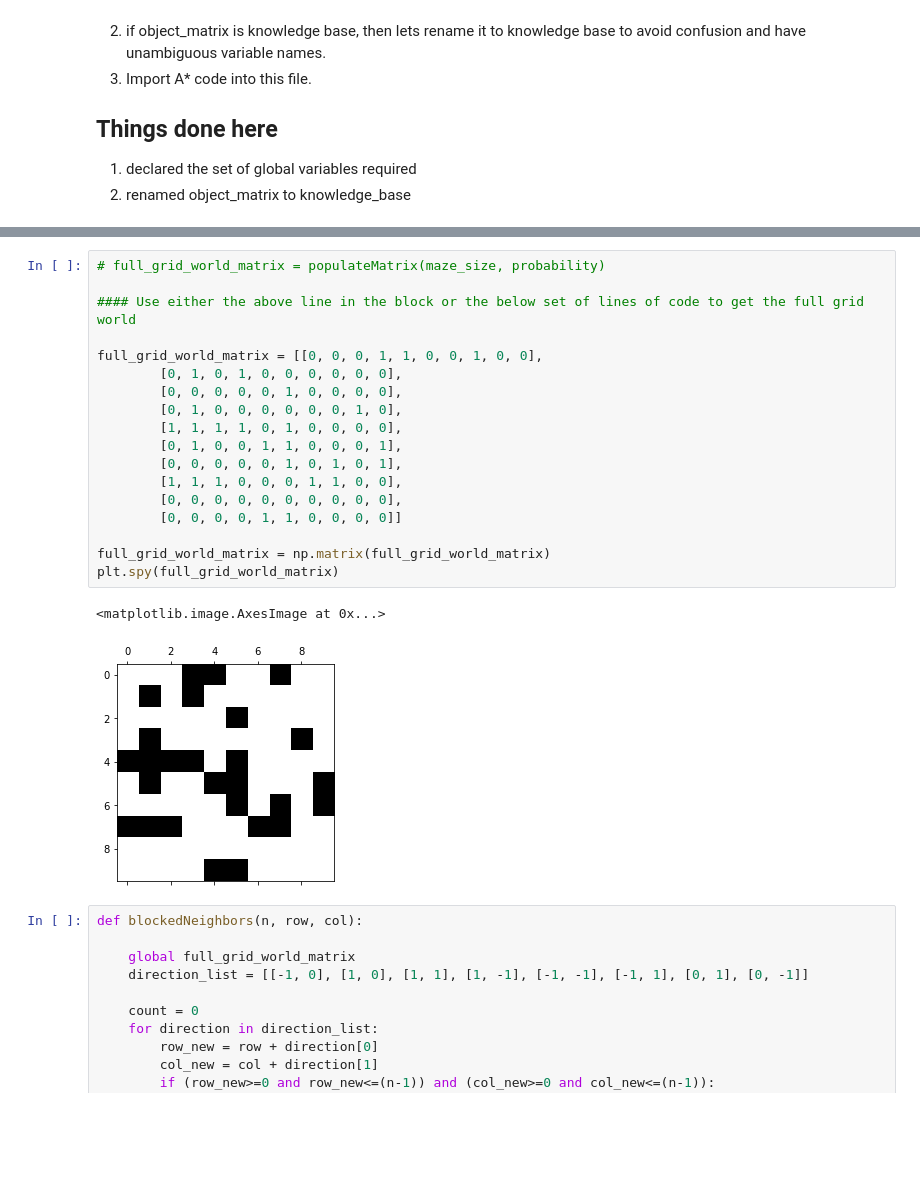
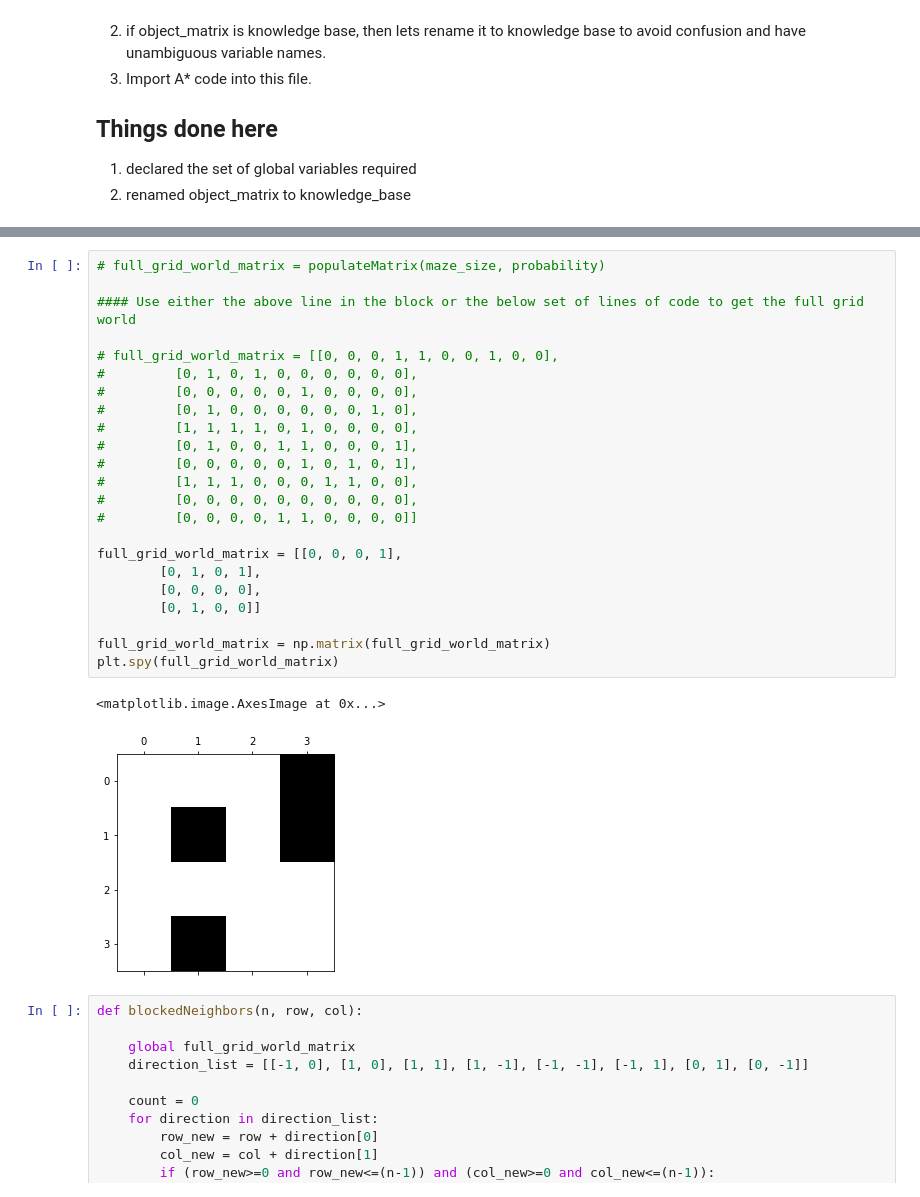
Before and after one commit to harish-udhayakumar/multi-terrain-probabilistic-sensing, a Jupyter notebook: main.ipynb, the cells around one changed output, grey strips where cells are left out. Drawn from its saved outputs; the diff is of its cells as text; blank space fills up the shorter version.

```diff
--- a/main.ipynb
+++ b/main.ipynb
@@ -50,24 +61,29 @@ knowledge_base = np.array([agent_6(int(item/maze_size),item%maze_size,maze_size)
 # %%
 # full_grid_world_matrix = populateMatrix(maze_size, probability)
 
 #### Use either the above line in the block or the below set of lines of code to get the full grid world
 
-full_grid_world_matrix = [[0, 0, 0, 1, 1, 0, 0, 1, 0, 0],
-        [0, 1, 0, 1, 0, 0, 0, 0, 0, 0],
-        [0, 0, 0, 0, 0, 1, 0, 0, 0, 0],
-        [0, 1, 0, 0, 0, 0, 0, 0, 1, 0],
-        [1, 1, 1, 1, 0, 1, 0, 0, 0, 0],
-        [0, 1, 0, 0, 1, 1, 0, 0, 0, 1],
-        [0, 0, 0, 0, 0, 1, 0, 1, 0, 1],
-        [1, 1, 1, 0, 0, 0, 1, 1, 0, 0],
-        [0, 0, 0, 0, 0, 0, 0, 0, 0, 0],
-        [0, 0, 0, 0, 1, 1, 0, 0, 0, 0]]
+# full_grid_world_matrix = [[0, 0, 0, 1, 1, 0, 0, 1, 0, 0],
+#         [0, 1, 0, 1, 0, 0, 0, 0, 0, 0],
+#         [0, 0, 0, 0, 0, 1, 0, 0, 0, 0],
+#         [0, 1, 0, 0, 0, 0, 0, 0, 1, 0],
+#         [1, 1, 1, 1, 0, 1, 0, 0, 0, 0],
+#         [0, 1, 0, 0, 1, 1, 0, 0, 0, 1],
+#         [0, 0, 0, 0, 0, 1, 0, 1, 0, 1],
+#         [1, 1, 1, 0, 0, 0, 1, 1, 0, 0],
+#         [0, 0, 0, 0, 0, 0, 0, 0, 0, 0],
+#         [0, 0, 0, 0, 1, 1, 0, 0, 0, 0]]
+
+full_grid_world_matrix = [[0, 0, 0, 1],
+        [0, 1, 0, 1],
+        [0, 0, 0, 0],
+        [0, 1, 0, 0]]
 
 full_grid_world_matrix = np.matrix(full_grid_world_matrix)
 plt.spy(full_grid_world_matrix)
 # %% [output]
 <matplotlib.image.AxesImage at 0x...>
-[figure, old version]
+[figure, new version]
 # %%
 def blockedNeighbors(n, row, col):
 
```
Also changed, not shown: parts of 11 cells of this notebook.
